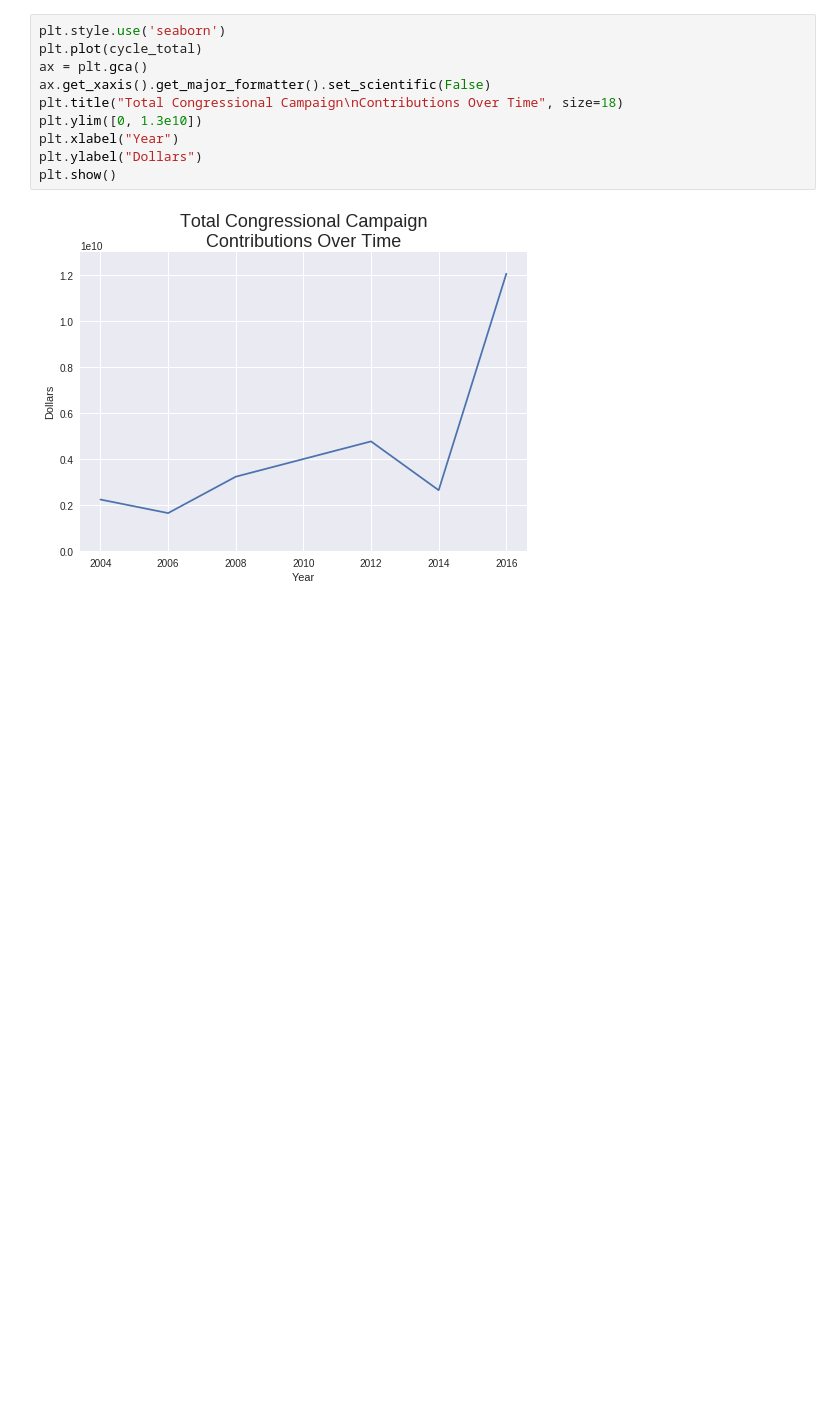
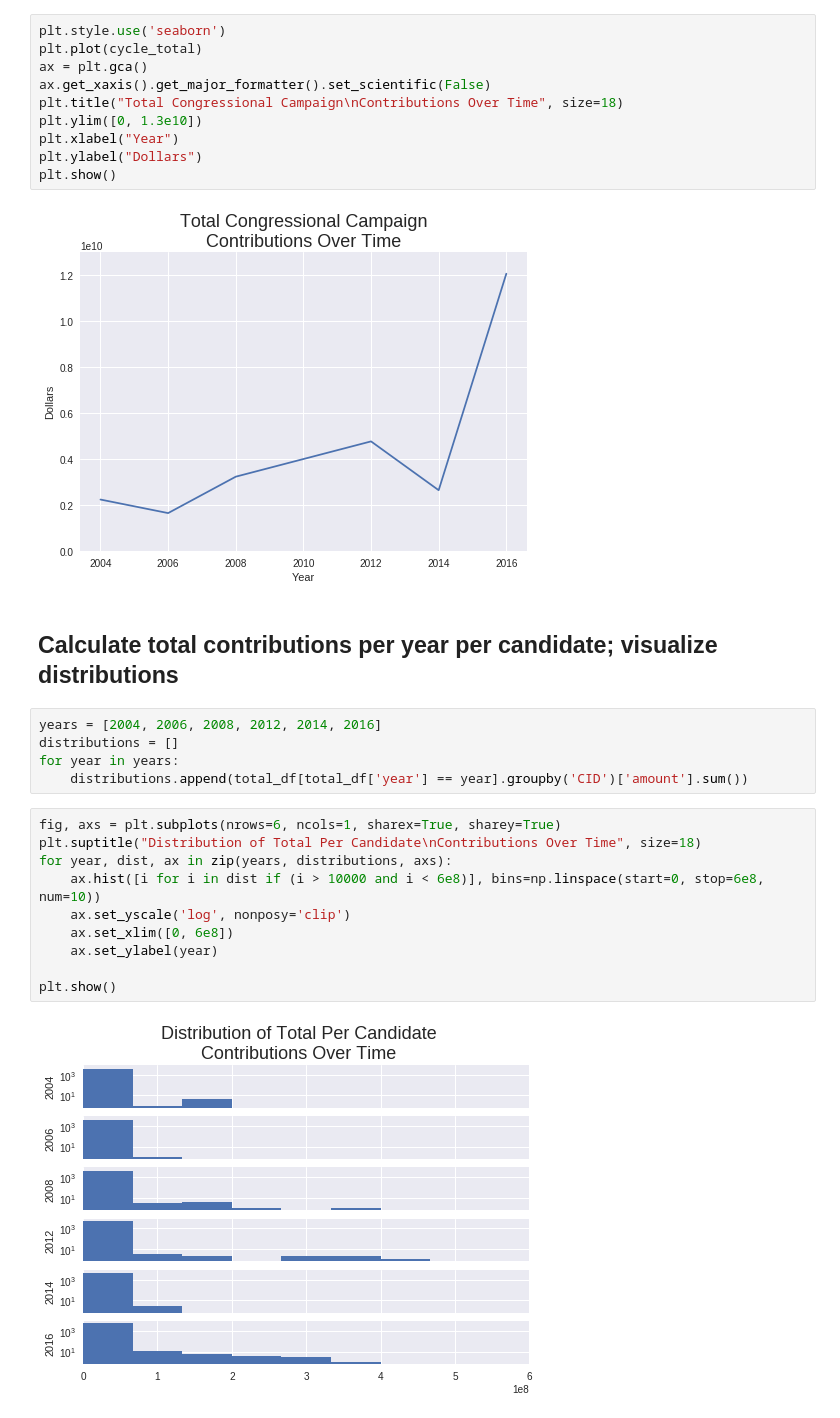
Before and after one commit to wlifferth/qcdataops, a Jupyter notebook: q1/q1.ipynb, the cells around one changed output. Saved outputs shown, nothing was run; the diff lists cells and outputs as text; blank space fills up the shorter version.

Commit message:
Calculated and visualized per candidate contributions; closes #4

```diff
--- a/q1/q1.ipynb
+++ b/q1/q1.ipynb
@@ -60,3 +64,22 @@ plt.ylabel("Dollars")
 plt.show()
 # %% [output]
 [figure]
+# %% [markdown]
+## Calculate total contributions per year per candidate; visualize distributions
+# %%
+years = [2004, 2006, 2008, 2012, 2014, 2016]
+distributions = []
+for year in years:
+    distributions.append(total_df[total_df['year'] == year].groupby('CID')['amount'].sum())
+# %%
+fig, axs = plt.subplots(nrows=6, ncols=1, sharex=True, sharey=True)
+plt.suptitle("Distribution of Total Per Candidate\nContributions Over Time", size=18)
+for year, dist, ax in zip(years, distributions, axs):
+    ax.hist([i for i in dist if (i > 10000 and i < 6e8)], bins=np.linspace(start=0, stop=6e8, num=10))
+    ax.set_yscale('log', nonposy='clip')
+    ax.set_xlim([0, 6e8])
+    ax.set_ylabel(year)
+
+plt.show()
+# %% [output]
+[figure, added]
```
Also changed, not shown: parts of 3 cells of this notebook.
